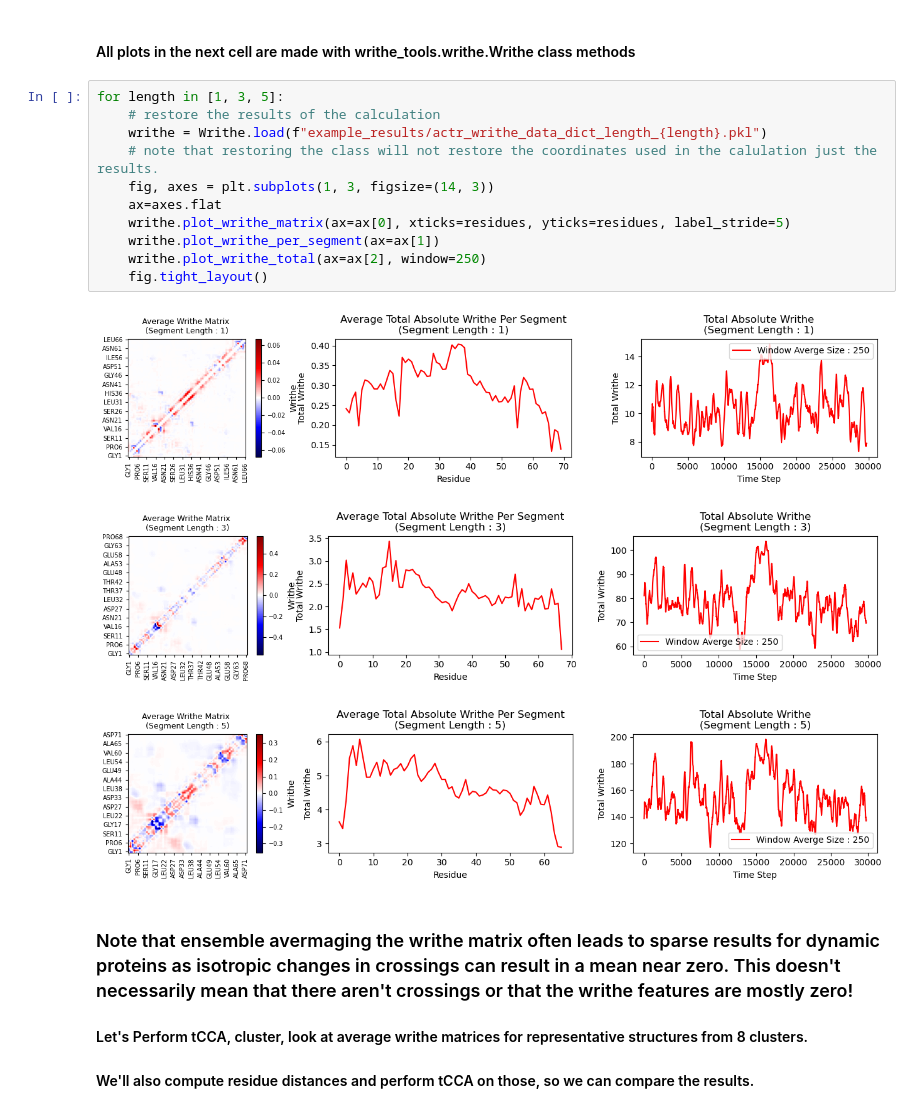
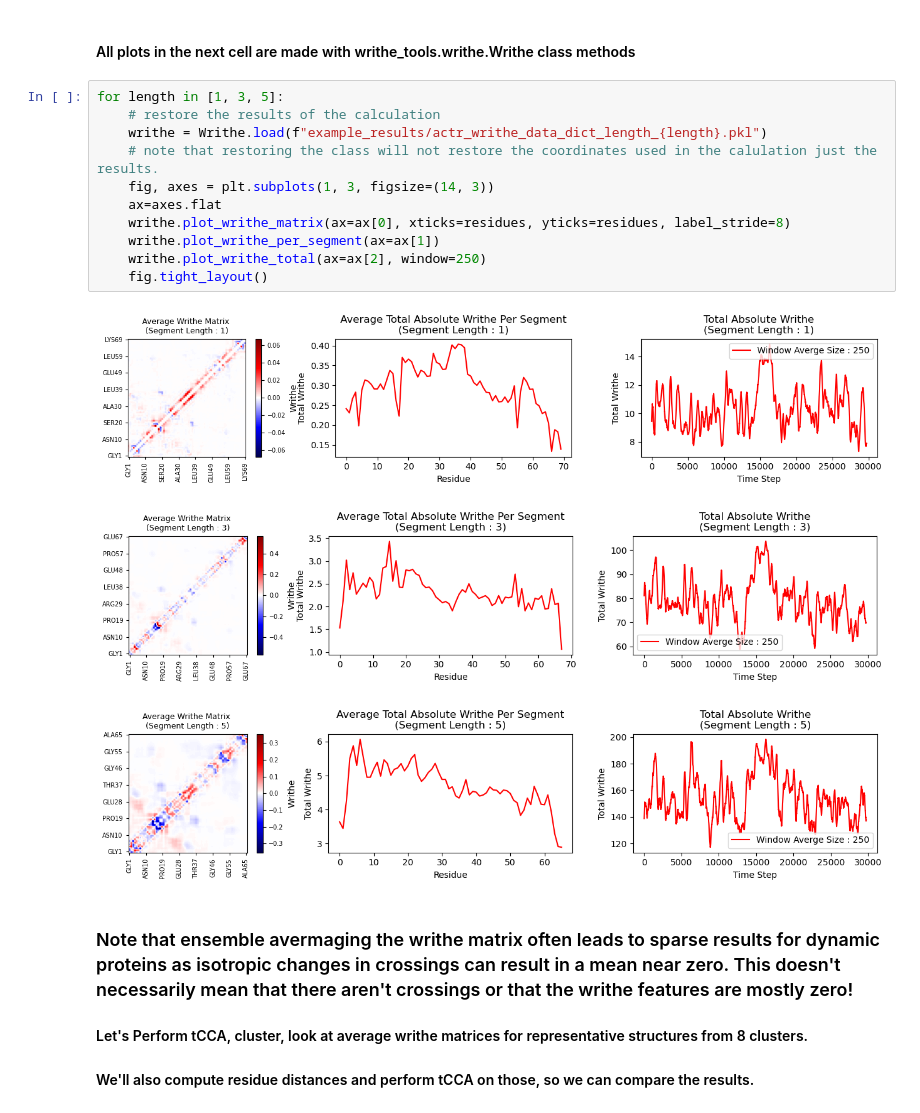
Before and after one commit to tommysisk/writhe_tools, a Jupyter notebook: examples/writhe_demo.ipynb, the cells around one changed output. Cells and saved outputs as stored; diff of their text form.

```diff
--- a/examples/writhe_demo.ipynb
+++ b/examples/writhe_demo.ipynb
@@ -116,18 +98,18 @@ actr_writhe_data_dict_length_5.pkl
 # %%
 for length in [1, 3, 5]:
     # restore the results of the calculation
     writhe = Writhe.load(f"example_results/actr_writhe_data_dict_length_{length}.pkl")
     # note that restoring the class will not restore the coordinates used in the calulation just the results.
     fig, axes = plt.subplots(1, 3, figsize=(14, 3))
     ax=axes.flat
-    writhe.plot_writhe_matrix(ax=ax[0], xticks=residues, yticks=residues, label_stride=5)
+    writhe.plot_writhe_matrix(ax=ax[0], xticks=residues, yticks=residues, label_stride=8)
     writhe.plot_writhe_per_segment(ax=ax[1])
     writhe.plot_writhe_total(ax=ax[2], window=250)
     fig.tight_layout()
 # %% [output]
-[figure, old version]
+[figure, new version]
-[figure, old version]
+[figure, new version]
-[figure, old version]
+[figure, new version]
 # %% [markdown]
  ### Note that ensemble avermaging the writhe matrix often leads to sparse results for dynamic proteins as isotropic changes in crossings can result in a mean near zero. This doesn't necessarily mean that there aren't crossings or that the writhe features are mostly zero!
  ####  Let's Perform tCCA, cluster, look at average writhe matrices for representative structures from 8 clusters.
```
Also changed, not shown: parts of 14 cells of this notebook, 1 other file.
